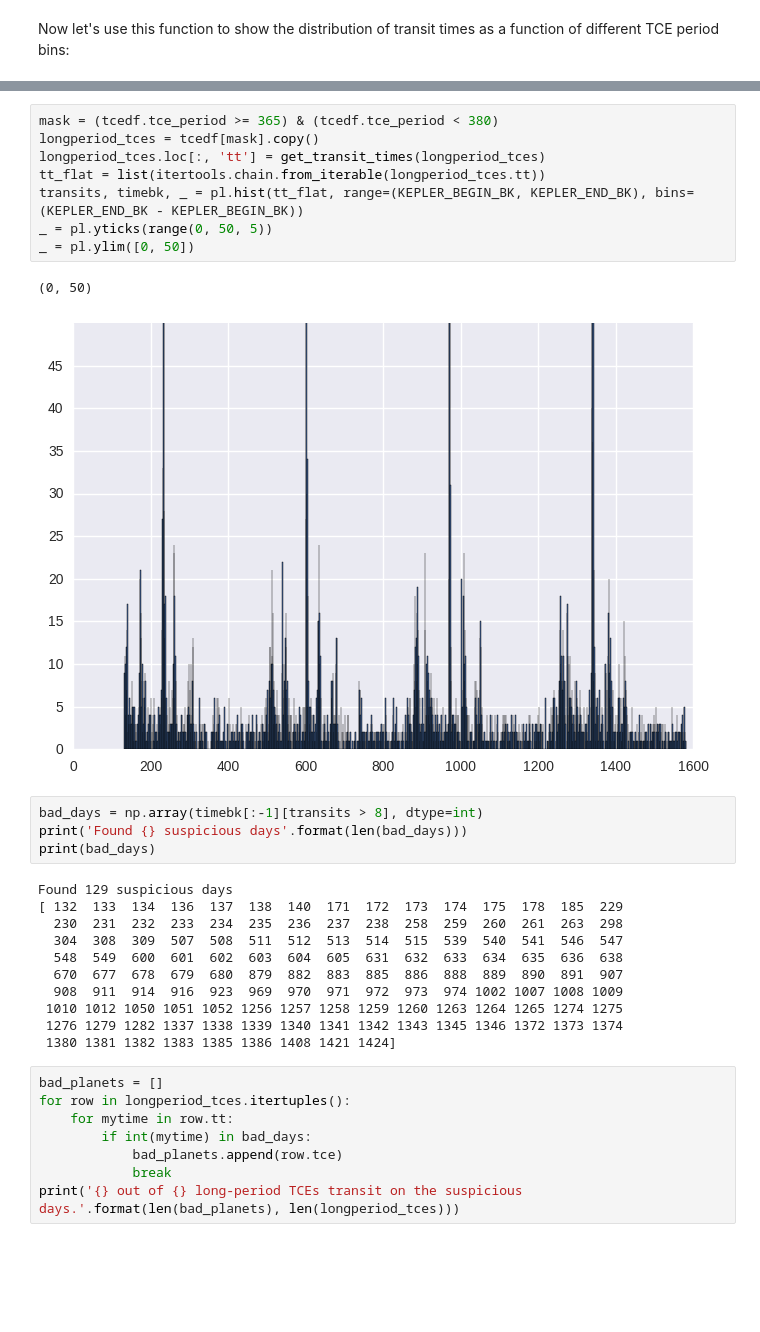
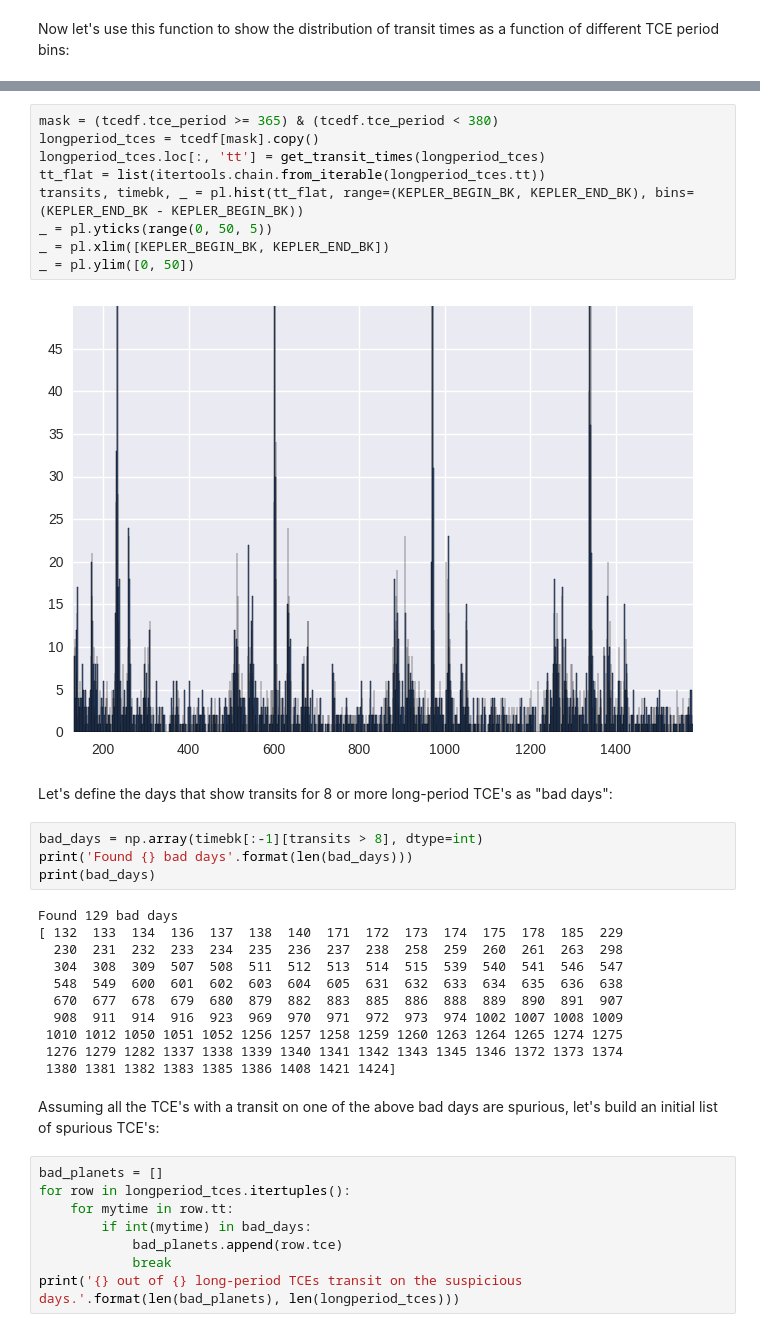
Before and after one commit to barentsen/kepler-tce-vetting, a Jupyter notebook: sandbox/TCE Transit Time Distribution.ipynb, the cells around one changed output, grey strips where cells are left out. Saved outputs shown, nothing was run; the diff lists cells and outputs as text; blank space fills up the shorter version.

```diff
--- a/sandbox/TCE Transit Time Distribution.ipynb
+++ b/sandbox/TCE Transit Time Distribution.ipynb
@@ -110,20 +116,22 @@ pl.xlabel('Time BK')
 # %%
 mask = (tcedf.tce_period >= 365) & (tcedf.tce_period < 380)
 longperiod_tces = tcedf[mask].copy()
 longperiod_tces.loc[:, 'tt'] = get_transit_times(longperiod_tces)
 tt_flat = list(itertools.chain.from_iterable(longperiod_tces.tt))
 transits, timebk, _ = pl.hist(tt_flat, range=(KEPLER_BEGIN_BK, KEPLER_END_BK), bins=(KEPLER_END_BK - KEPLER_BEGIN_BK))
 _ = pl.yticks(range(0, 50, 5))
+_ = pl.xlim([KEPLER_BEGIN_BK, KEPLER_END_BK])
 _ = pl.ylim([0, 50])
 # %% [output]
-(0, 50)
-[figure, old version]
+[figure, new version]
+# %% [markdown]
+Let's define the days that show transits for 8 or more long-period TCE's as "bad days":
 # %%
 bad_days = np.array(timebk[:-1][transits > 8], dtype=int)
-print('Found {} suspicious days'.format(len(bad_days)))
+print('Found {} bad days'.format(len(bad_days)))
 print(bad_days)
 # %% [output]
-Found 129 suspicious days
+Found 129 bad days
 [ 132  133  134  136  137  138  140  171  172  173  174  175  178  185  229
   230  231  232  233  234  235  236  237  238  258  259  260  261  263  298
   304  308  309  507  508  511  512  513  514  515  539  540  541  546  547
@@ -133,6 +141,8 @@ Found 129 suspicious days
  1010 1012 1050 1051 1052 1256 1257 1258 1259 1260 1263 1264 1265 1274 1275
  1276 1279 1282 1337 1338 1339 1340 1341 1342 1343 1345 1346 1372 1373 1374
  1380 1381 1382 1383 1385 1386 1408 1421 1424]
+# %% [markdown]
+Assuming all the TCE's with a transit on one of the above bad days are spurious, let's build an initial list of spurious TCE's:
 # %%
 bad_planets = []
 for row in longperiod_tces.itertuples():
```
Also changed, not shown: parts of 10 cells of this notebook, 3 other files.
